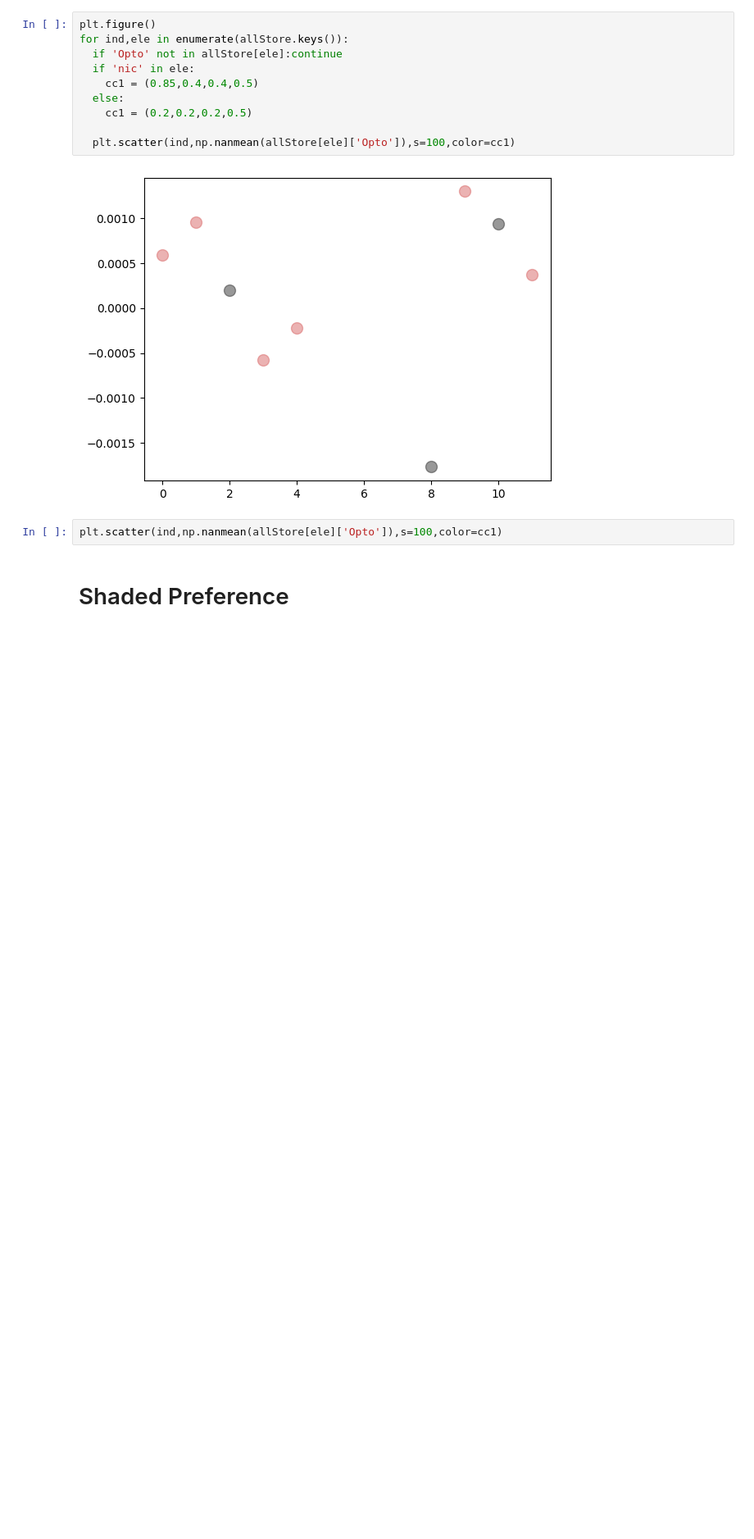
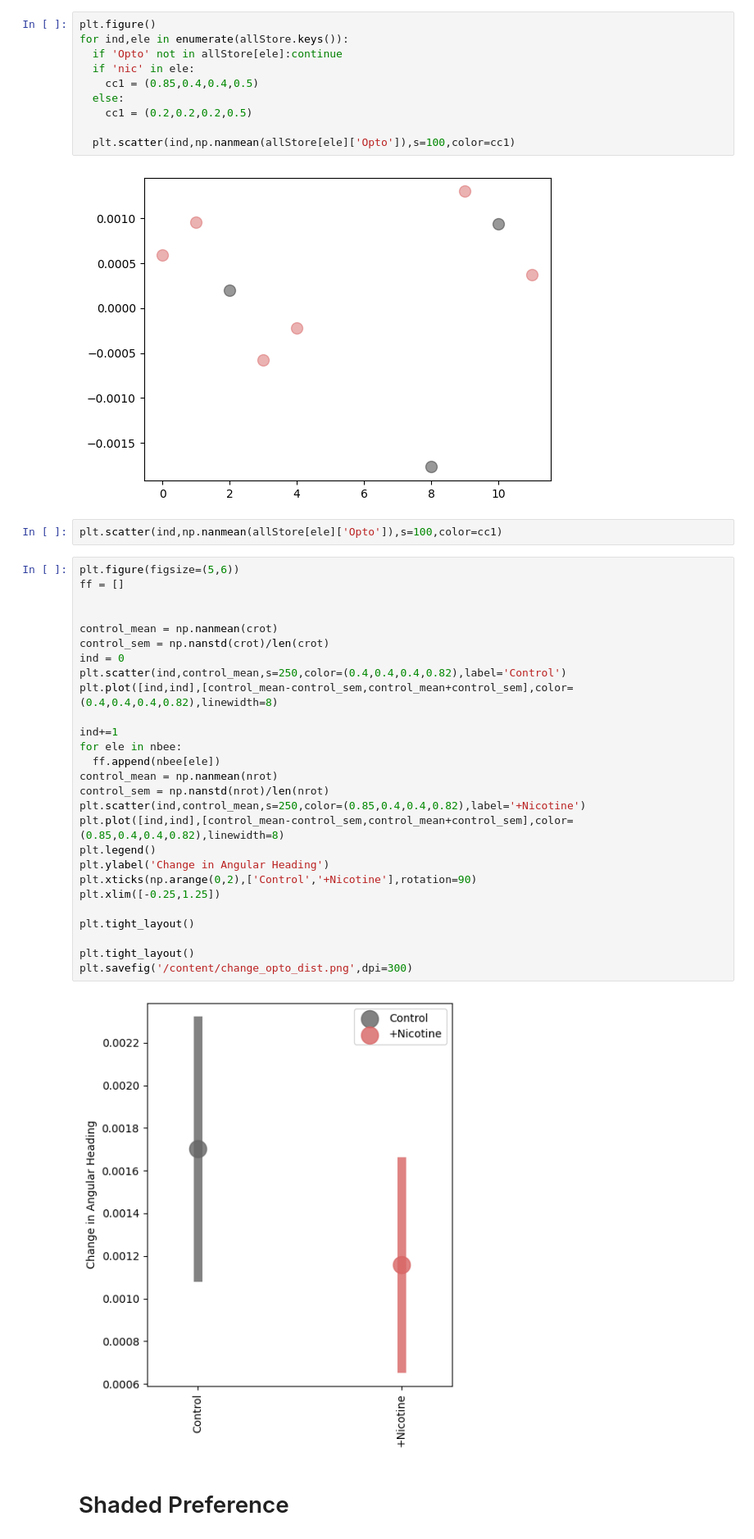
Before and after one commit to mattsmiths/biol470, a Jupyter notebook: final_project/FinalProject_Analysis_2.ipynb, the cells around one changed output. Shown at 82% size. Cells and saved outputs as stored; diff of their text form; blank space fills up the shorter version.

```diff
--- a/final_project/FinalProject_Analysis_2.ipynb
+++ b/final_project/FinalProject_Analysis_2.ipynb
@@ -489,6 +551,35 @@ for ind,ele in enumerate(allStore.keys()):
 [figure]
 # %%
 plt.scatter(ind,np.nanmean(allStore[ele]['Opto']),s=100,color=cc1)
+# %%
+plt.figure(figsize=(5,6))
+ff = []
+
+
+control_mean = np.nanmean(crot)
+control_sem = np.nanstd(crot)/len(crot)
+ind = 0
+plt.scatter(ind,control_mean,s=250,color=(0.4,0.4,0.4,0.82),label='Control')
+plt.plot([ind,ind],[control_mean-control_sem,control_mean+control_sem],color=(0.4,0.4,0.4,0.82),linewidth=8)
+
+ind+=1
+for ele in nbee:
+  ff.append(nbee[ele])
+control_mean = np.nanmean(nrot)
+control_sem = np.nanstd(nrot)/len(nrot)
+plt.scatter(ind,control_mean,s=250,color=(0.85,0.4,0.4,0.82),label='+Nicotine')
+plt.plot([ind,ind],[control_mean-control_sem,control_mean+control_sem],color=(0.85,0.4,0.4,0.82),linewidth=8)
+plt.legend()
+plt.ylabel('Change in Angular Heading')
+plt.xticks(np.arange(0,2),['Control','+Nicotine'],rotation=90)
+plt.xlim([-0.25,1.25])
+
+plt.tight_layout()
+
+plt.tight_layout()
+plt.savefig('/content/change_opto_dist.png',dpi=300)
+# %% [output]
+[figure, added]
 # %% [markdown]
 # Shaded Preference
 # %%
```
Also changed, not shown: parts of 29 cells of this notebook.
